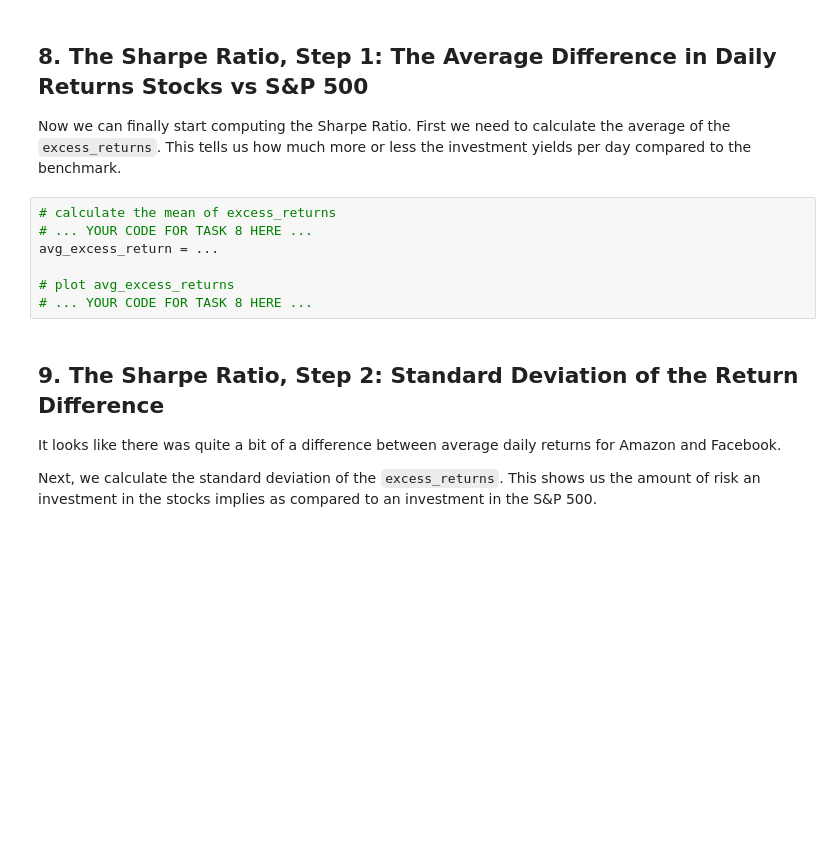
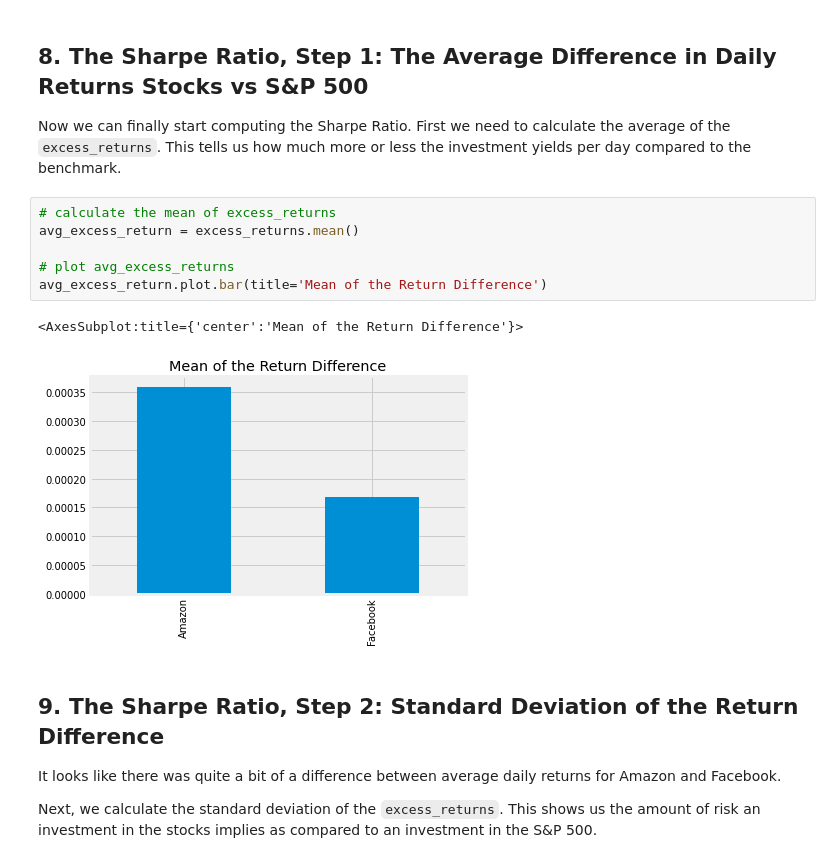
Before and after one commit to avinashbatchala/Data-Camp-Projects, a Jupyter notebook: Risk and Returns The sharpe Ratio/notebook.ipynb, the cells around one changed output. Saved outputs shown, nothing was run; the diff lists cells and outputs as text; blank space fills up the shorter version.

Commit message:
added plots

```diff
--- a/Risk and Returns The sharpe Ratio/notebook.ipynb
+++ b/Risk and Returns The sharpe Ratio/notebook.ipynb
@@ -188,13 +180,15 @@ excess_returns.describe()
 # %% [markdown]
 ## 8. The Sharpe Ratio, Step 1: The Average Difference in Daily Returns Stocks vs S&P 500
 <p>Now we can finally start computing the Sharpe Ratio. First we need to calculate the average of the <code>excess_returns</code>. This tells us how much more or less the investment yields per day compared to the benchmark.</p>
-# %%
-# calculate the mean of excess_returns
-# ... YOUR CODE FOR TASK 8 HERE ...
-avg_excess_return = ...
-
-# plot avg_excess_returns
-# ... YOUR CODE FOR TASK 8 HERE ...
+# %%
+# calculate the mean of excess_returns
+avg_excess_return = excess_returns.mean()
+
+# plot avg_excess_returns
+avg_excess_return.plot.bar(title='Mean of the Return Difference')
+# %% [output]
+<AxesSubplot:title={'center':'Mean of the Return Difference'}>
+[figure, added]
 # %% [markdown]
 ## 9. The Sharpe Ratio, Step 2: Standard Deviation of the Return Difference
 <p>It looks like there was quite a bit of a difference between average daily returns for Amazon and Facebook.</p>
```
Also changed, not shown: parts of 10 cells of this notebook.
